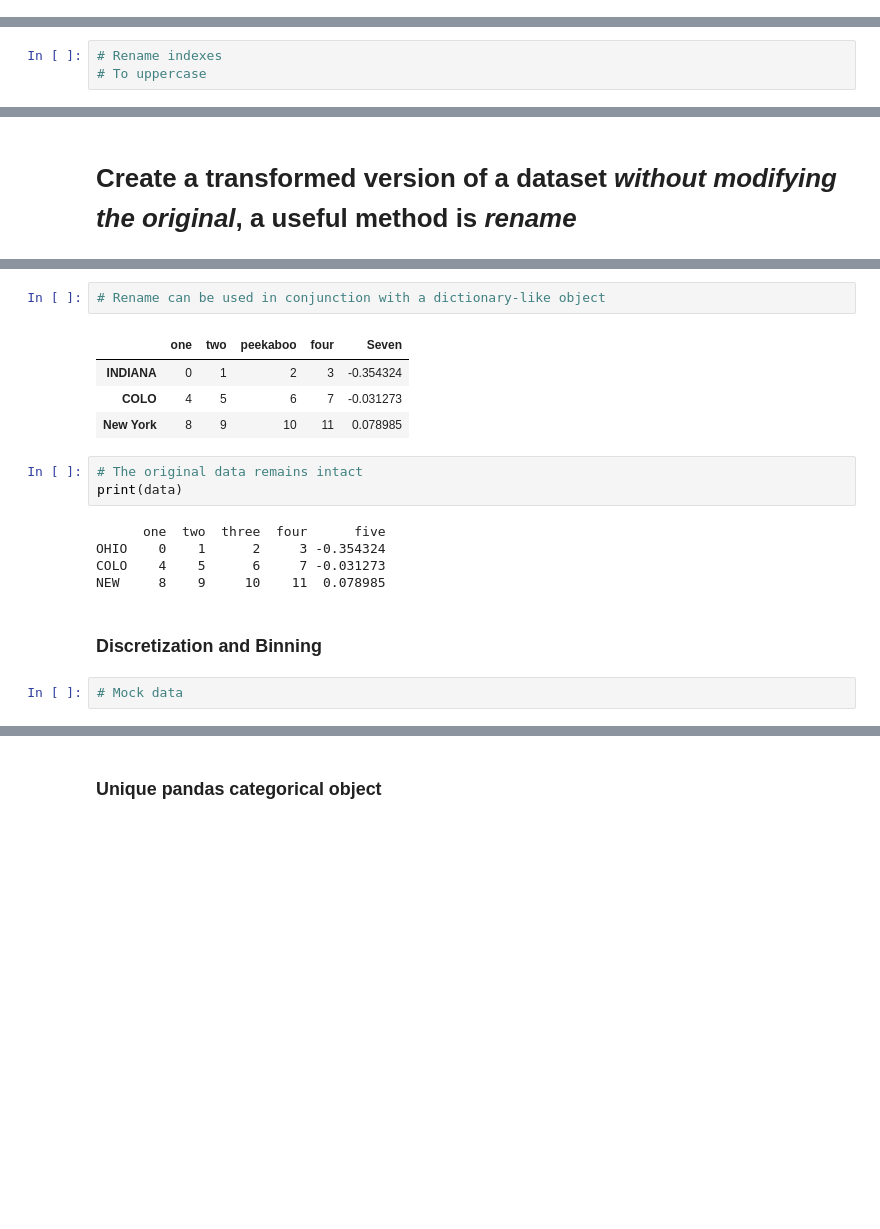
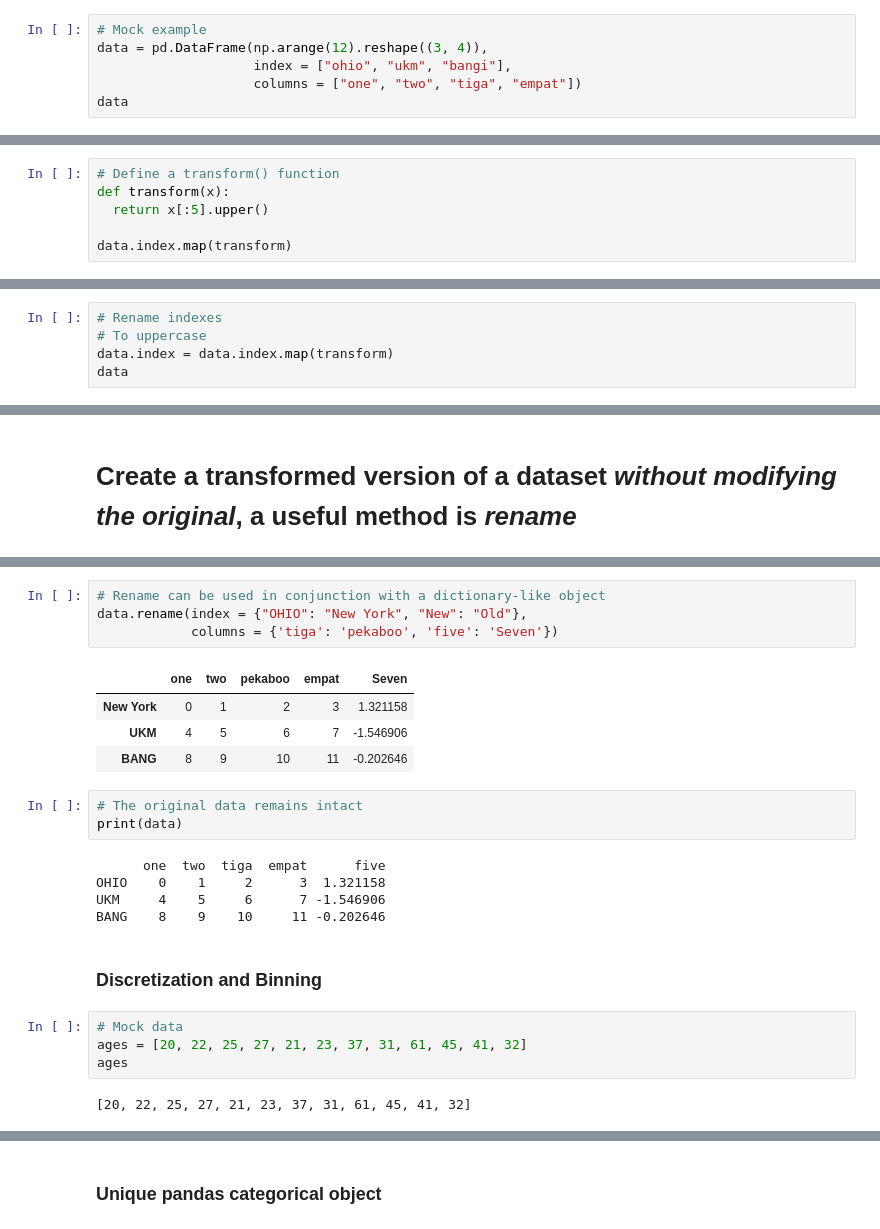
Before and after one commit to Kamarul891212/STQD6014_Data_Science_P132829, a Jupyter notebook: P132929_Week10_DataWrangling_20231213_WC.ipynb, the cells around one changed output, grey strips where cells are left out. Cells and saved outputs as stored; diff of their text form; blank space fills up the shorter version.

```diff
--- a/P132929_Week10_DataWrangling_20231213_WC.ipynb
+++ b/P132929_Week10_DataWrangling_20231213_WC.ipynb
@@ -385,0 +377,6 @@ dtype: float64
+# %%
+# Mock example
+data = pd.DataFrame(np.arange(12).reshape((3, 4)),
+                    index = ["ohio", "ukm", "bangi"],
+                    columns = ["one", "two", "tiga", "empat"])
+data
@@ -392,0 +397,6 @@ New York    8    9     10    11  0.078985
+# %%
+# Define a transform() function
+def transform(x):
+  return x[:5].upper()
+
+data.index.map(transform)
@@ -393,4 +405,6 @@ New York    8    9     10    11  0.078985
 # %%
 # Rename indexes
 # To uppercase
+data.index = data.index.map(transform)
+data
 # %% [output]
@@ -421,22 +434,28 @@ NEW     8    9     10    11  0.078985
 # %%
 # Rename can be used in conjunction with a dictionary-like object
+data.rename(index = {"OHIO": "New York", "New": "Old"},
+            columns = {'tiga': 'pekaboo', 'five': 'Seven'})
 # %% [output]
-|  | one | two | peekaboo | four | Seven |
-| INDIANA | 0 | 1 | 2 | 3 | -0.354324 |
-| COLO | 4 | 5 | 6 | 7 | -0.031273 |
-| New York | 8 | 9 | 10 | 11 | 0.078985 |
+|  | one | two | pekaboo | empat | Seven |
+| New York | 0 | 1 | 2 | 3 | 1.321158 |
+| UKM | 4 | 5 | 6 | 7 | -1.546906 |
+| BANG | 8 | 9 | 10 | 11 | -0.202646 |
 # %%
 # The original data remains intact
 print(data)
 # %% [output]
-      one  two  three  four      five
-OHIO    0    1      2     3 -0.354324
-COLO    4    5      6     7 -0.031273
-NEW     8    9     10    11  0.078985
+      one  two  tiga  empat      five
+OHIO    0    1     2      3  1.321158
+UKM     4    5     6      7 -1.546906
+BANG    8    9    10     11 -0.202646
 # %% [markdown]
 ### **Discretization and Binning**
-# %%
-# Mock data
+# %%
+# Mock data
+ages = [20, 22, 25, 27, 21, 23, 37, 31, 61, 45, 41, 32]
+ages
+# %% [output]
+[20, 22, 25, 27, 21, 23, 37, 31, 61, 45, 41, 32]
 # %%
 # Divide into bins of 18 to 25, 26 to 35, 36 to 60, and finally 61 and older
 # returns a Categorical object
```
Also changed, not shown: parts of 46 cells of this notebook.
